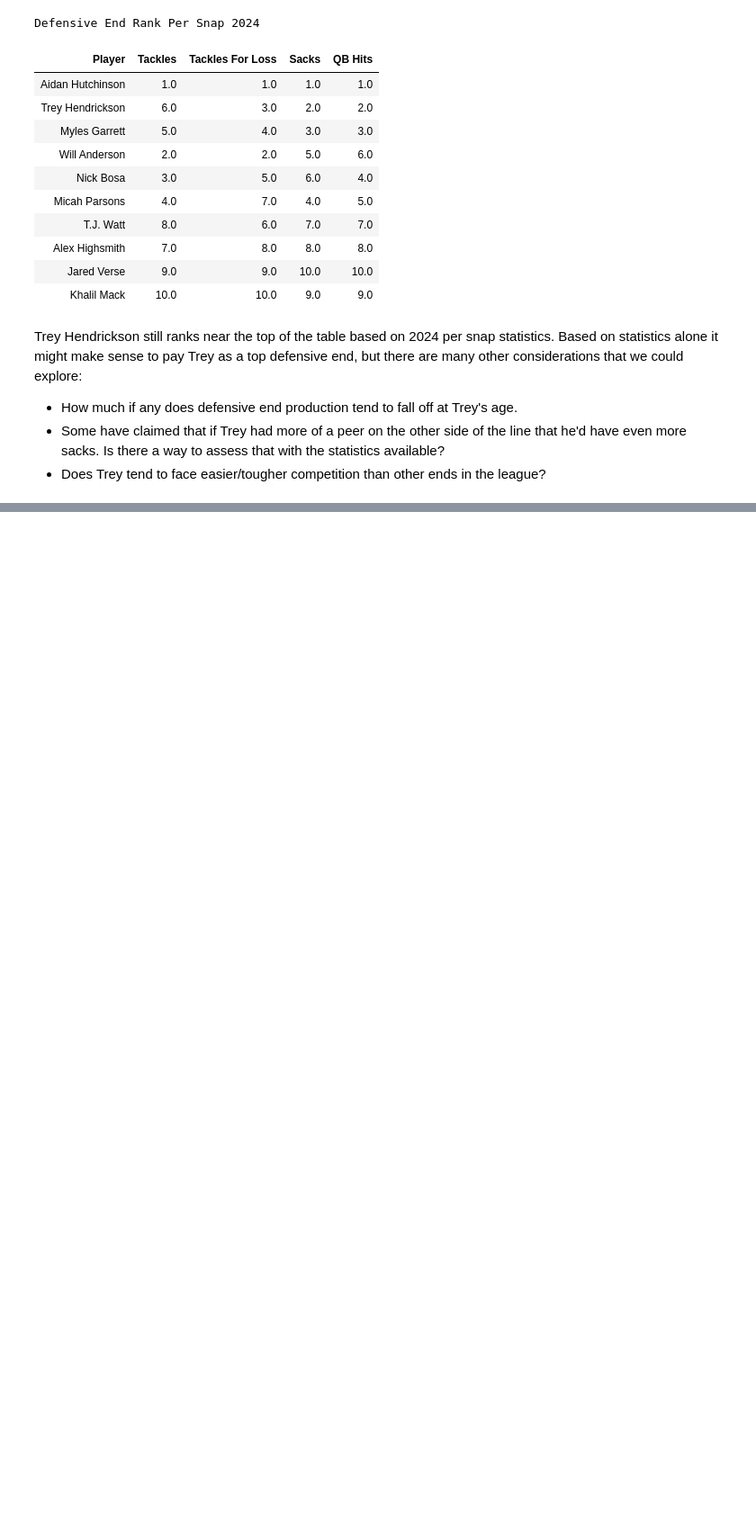
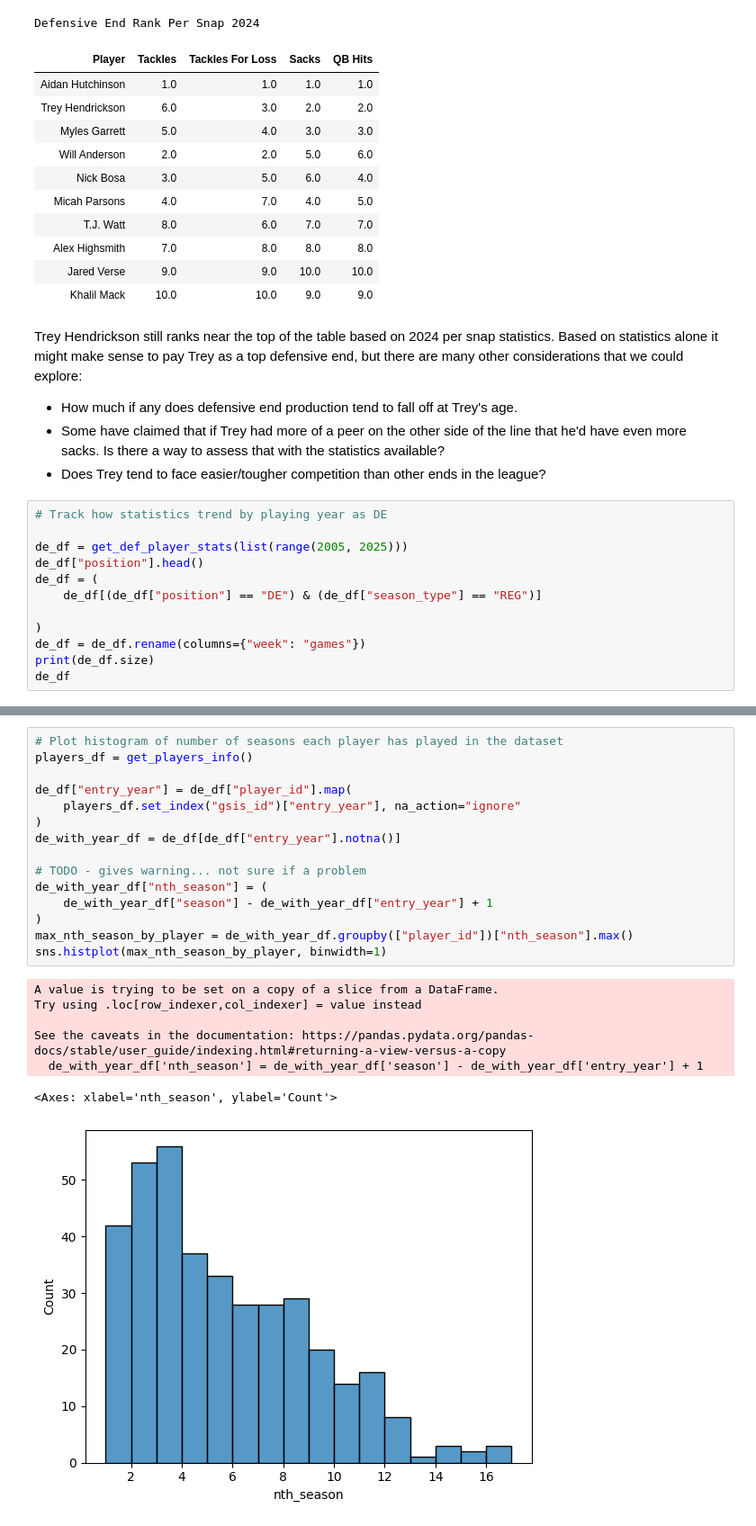
Before and after one commit to joe-harter/nfl-analysis, a Jupyter notebook: player_analysis/trey_hendrickson/2024_exploration.ipynb, the cells around one changed output, grey strips where cells are left out. Shown at 90% size. Saved outputs shown, nothing was run; the diff lists cells and outputs as text; blank space fills up the shorter version.

```diff
--- a/player_analysis/trey_hendrickson/2024_exploration.ipynb
+++ b/player_analysis/trey_hendrickson/2024_exploration.ipynb
@@ -227,3 +231,15 @@ Trey Hendrickson still ranks near the top of the table based on 2024 per snap st
 - How much if any does defensive end production tend to fall off at Trey's age.
 - Some have claimed that if Trey had more of a peer on the other side of the line that he'd have even more sacks. Is there a way to assess that with the statistics available?
 - Does Trey tend to face easier/tougher competition than other ends in the league?
+# %%
+# Track how statistics trend by playing year as DE
+
+de_df = get_def_player_stats(list(range(2005, 2025)))
+de_df["position"].head()
+de_df = (
+    de_df[(de_df["position"] == "DE") & (de_df["season_type"] == "REG")]
+
+)
+de_df = de_df.rename(columns={"week": "games"})
+print(de_df.size)
+de_df
@@ -229,0 +261,23 @@ Trey Hendrickson still ranks near the top of the table based on 2024 per snap st
+# %%
+# Plot histogram of number of seasons each player has played in the dataset
+players_df = get_players_info()
+
+de_df["entry_year"] = de_df["player_id"].map(
+    players_df.set_index("gsis_id")["entry_year"], na_action="ignore"
+)
+de_with_year_df = de_df[de_df["entry_year"].notna()]
+
+# TODO - gives warning... not sure if a problem
+de_with_year_df["nth_season"] = (
+    de_with_year_df["season"] - de_with_year_df["entry_year"] + 1
+)
+max_nth_season_by_player = de_with_year_df.groupby(["player_id"])["nth_season"].max()
+sns.histplot(max_nth_season_by_player, binwidth=1)
+# %% [output]
+A value is trying to be set on a copy of a slice from a DataFrame.
+Try using .loc[row_indexer,col_indexer] = value instead
+
+See the caveats in the documentation: https://pandas.pydata.org/pandas-docs/stable/user_guide/indexing.html#returning-a-view-versus-a-copy
+  de_with_year_df['nth_season'] = de_with_year_df['season'] - de_with_year_df['entry_year'] + 1
+<Axes: xlabel='nth_season', ylabel='Count'>
+[figure, added]
```
Also changed, not shown: parts of 5 cells of this notebook, 6 other files.
